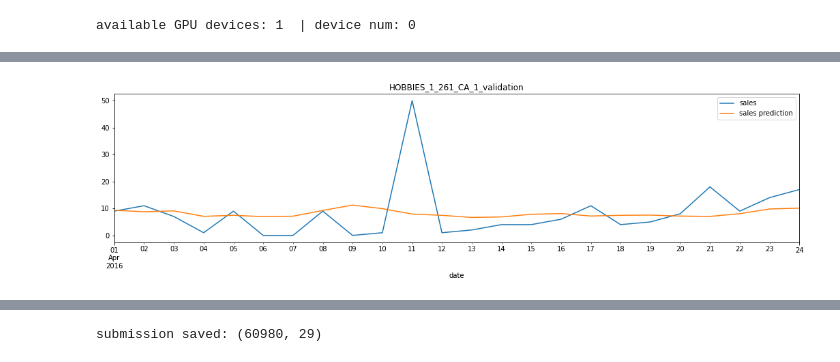
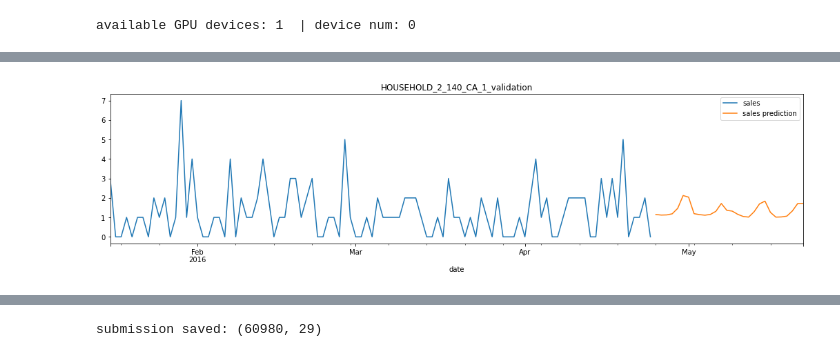
Before and after one commit to vgarshin/kaggle_m5, a Jupyter notebook: m5_model_lgbm_20200407.ipynb, the cells around one changed output, grey strips where cells are left out. Cells and saved outputs as stored; diff of their text form; code cells hidden in the pictures.

```diff
--- a/m5_model_lgbm_20200407.ipynb
+++ b/m5_model_lgbm_20200407.ipynb
@@ -256,2 +336,4 @@ Wall time: 22min 35s
 # %%
-model.save_model('{}/model_{}.lgb'.format(MODELS_DIR, MODEL_VER))
+store_id = 0
+model_file = '{}/model_{}_store_{}.lgb'.format(MODELS_DIR, MODEL_VER, store_id)
+model = lgb.Booster(model_file=model_file)
@@ -260,5 +340,3 @@ model.save_model('{}/model_{}.lgb'.format(MODELS_DIR, MODEL_VER))
-# %%
-model = lgb.Booster(model_file='{}/model_{}.lgb'.format(MODELS_DIR, MODEL_VER))
 # %%
 feat_importances = sorted(
     [(f, v) for f, v in zip(train_cols, model.feature_importance())],
@@ -287,0 +404,23 @@ spred.loc[:, 'sales'] = preds
+# %%
+spred = strain[strain['d'] > (END_D - 100)].copy()
+# %%
+for pred_d in tqdm(range(1, PRED_FWD + 1)):
+    print('=' * 10, 'forecast day forward:', pred_d, '=' * 10)
+    strain = make_features_last_sales(strain)
+    spred = strain[strain['d'] > (END_D - 100)].copy()
+    spred = make_features_win(spred)
+    for store_id in store_ids:
+        model_file = '{}/model_{}_store_{}.lgb'.format(MODELS_DIR, MODEL_VER, store_id)
+        model = lgb.Booster(model_file=model_file)
+        strain.loc[
+            (strain['d'] == (END_D + pred_d)) & (strain['store_id'] == store_id),
+            'sales'
+        ] = model.predict(
+            spred.loc[
+                (spred['d'] == (END_D + pred_d)) & (spred['store_id'] == store_id),
+                train_cols
+            ]
+        )
+        print('store predicted:', store_id, '| model:', model_file)
+    all_sales = strain[strain['d'] == (END_D + pred_d)]['sales'].values
+    print('day forward:', END_D + pred_d, 'all sales:', np.sum(all_sales))
@@ -288,9 +445,9 @@ spred.loc[:, 'sales'] = preds
 # %%
-id_name = np.random.choice(strain['id'].unique())
+id_name = np.random.choice(spred['id'].unique())
 print('id to draw:', id_name)
-id_sales = strain.loc[(strain['id'] == id_name) & (strain['date'] >= VAL_DATE)].set_index('date')
-id_sales_pred = spred.loc[spred['id'] == id_name].set_index('date')
-print('from', strain['date'].min(), 'to', strain['date'].max())
+id_sales = spred.loc[(spred['id'] == id_name) & (spred['d'] <= END_D)].set_index('date')
+id_sales_pred = spred.loc[(spred['id'] == id_name) & (spred['d'] > END_D)].set_index('date')
+print('from', spred['date'].min(), 'to', spred['date'].max())
 plt.figure(figsize=(18, 4))
 id_sales['sales'].plot(label='sales')
 id_sales_pred['sales'].plot(label='sales prediction')
@@ -303 +460 @@ from 2012-01-01 00:00:00 to 2016-04-24 00:00:00
-[figure, old version]
+[figure, new version]
```
Also changed, not shown: parts of 33 cells of this notebook.
